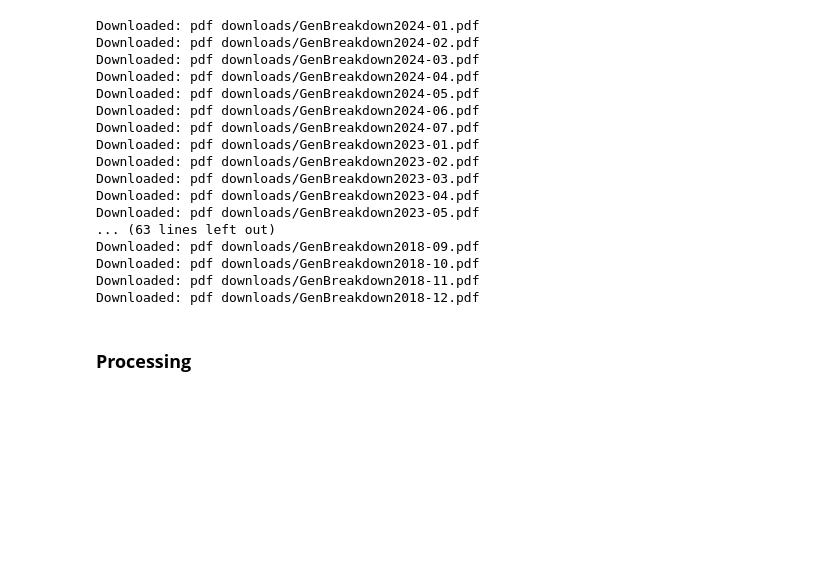
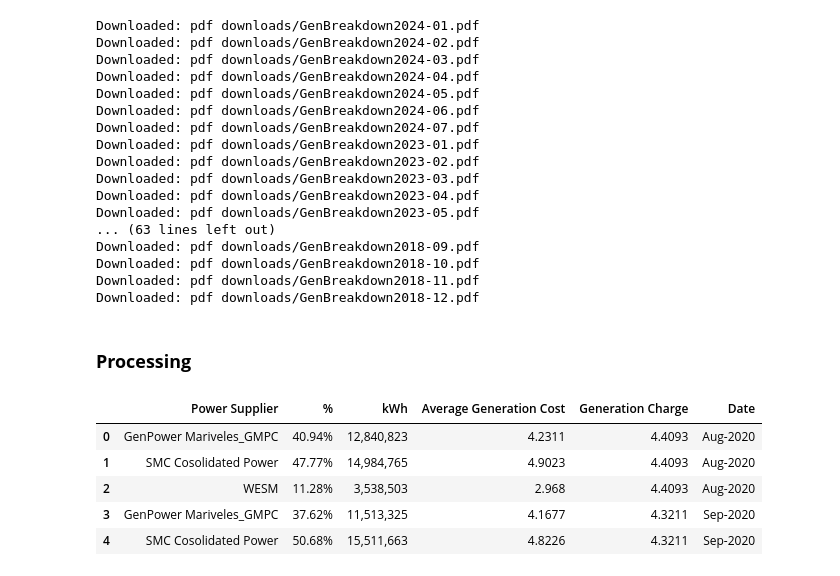
Before and after one commit to andreasenson/Scrape-DU-Generation-Charge, a Jupyter notebook: TARELCO II/scrape_TARELCO_II.ipynb, the cells around one changed output. Cells and saved outputs as stored; diff of their text form; code cells hidden in the pictures; blank space fills up the shorter version.

```diff
--- a/TARELCO II/scrape_TARELCO_II.ipynb
+++ b/TARELCO II/scrape_TARELCO_II.ipynb
@@ -118,3 +118,82 @@ Downloaded: pdf downloads/GenBreakdown2018-11.pdf
 Downloaded: pdf downloads/GenBreakdown2018-12.pdf
 # %% [markdown]
 ### **Processing**
+# %%
+from datetime import datetime
+
+# Initialize an empty DataFrame to hold all the data
+big_df = pd.DataFrame()
+
+# Function to process each PDF file
+def process_pdf(file_path):
+    # Read the PDF file
+    df = tabula.read_pdf(file_path, lattice=True, pages=1)[0]
+
+    # List of keywords to filter columns
+    keywords = ["SOURCE", "%", "Purchased", "Average"]
+
+    # Filter columns based on whether their names contain any of the keywords
+    df_sliced_columns = df[[col for col in df.columns if any(keyword in col for keyword in keywords)]]
+
+    # Rename columns
+    df_sliced_columns.columns = ["Power Supplier", "%", "kWh", "Average Generation Cost"]
+
+    # Check for leading numbers in the first column (assuming 'Power Supplier' is the first column here)
+    df_filtered_leading_numbers = df_sliced_columns[df_sliced_columns['Power Supplier'].str.contains(r'^\d+', na=False)]
+
+    # Skip rows where 'Power Supplier' contains the word "metering"
+    df_filtered_leading_numbers = df_filtered_leading_numbers[~df_filtered_leading_numbers['Power Supplier'].str.contains('metering', case=False, na=False)]
+
+    # Combine both filters
+    df_new = pd.concat([df_filtered_leading_numbers]).drop_duplicates().copy()
+
+    # Remove leading numbers and replace \r with space in the "Power Supplier" column values
+    df_new['Power Supplier'] = df_new['Power Supplier'].apply(
+        lambda x: re.sub(r'^\d+\.\s*', '', str(x)).replace('\r', ' ')
+    )
+
+    # Find the row with 'TOTAL' and extract the value from 'Average Generation Cost'
+    total_row = df_sliced_columns[df_sliced_columns['Power Supplier'].str.contains('TOTAL', case=False, na=False)]
+    generation_charge = total_row['Average Generation Cost'].values[0] if not total_row.empty else None
+
+    # Add the new column "Generation Charge" with the extracted value
+    df_new['Generation Charge'] = generation_charge
+
+    # Reset the index of the final dataframe
+    df_new.reset_index(drop=True, inplace=True)
+
+    return df_new
+
+# Loop through each PDF file in the folder
+for filename in os.listdir('pdf downloads'):
+    if filename.endswith('.pdf'):
+        file_path = os.path.join('pdf downloads', filename)
+
+        # Process the PDF file
+        df_processed = process_pdf(file_path)
+
+        # Extract date from the filename
+        date_str = filename.split('GenBreakdown')[1].replace('.pdf', '')
+        date_obj = datetime.strptime(date_str, '%Y-%m')
+        formatted_date = date_obj.strftime('%b-%Y')
+
+        # Add the "Date" column to the DataFrame
+        df_processed['Date'] = formatted_date
+
+        # Append the processed DataFrame to big_df
+        big_df = pd.concat([big_df, df_processed], ignore_index=True)
+
+# Reset the index of big_df
+big_df.reset_index(drop=True, inplace=True)
+
+# Remove rows where '%' column is NaN or null
+big_df = big_df.dropna(subset=['%'])
+
+big_df.head()
+# %% [output]
+|  | Power Supplier | % | kWh | Average Generation Cost | Generation Charge | Date |
+| 0 | GenPower Mariveles_GMPC | 40.94% | 12,840,823 | 4.2311 | 4.4093 | Aug-2020 |
+| 1 | SMC Cosolidated Power | 47.77% | 14,984,765 | 4.9023 | 4.4093 | Aug-2020 |
+| 2 | WESM | 11.28% | 3,538,503 | 2.968 | 4.4093 | Aug-2020 |
+| 3 | GenPower Mariveles_GMPC | 37.62% | 11,513,325 | 4.1677 | 4.3211 | Sep-2020 |
+| 4 | SMC Cosolidated Power | 50.68% | 15,511,663 | 4.8226 | 4.3211 | Sep-2020 |
```
Also changed, not shown: parts of 10 cells of this notebook, 3 other files.
